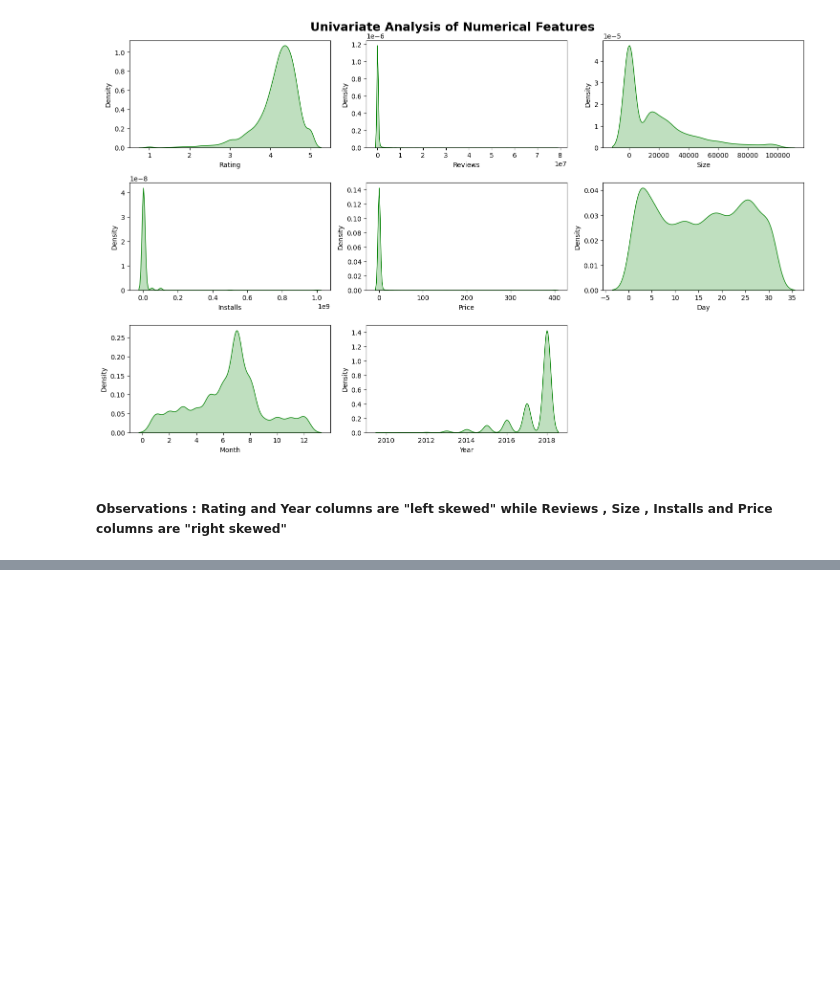
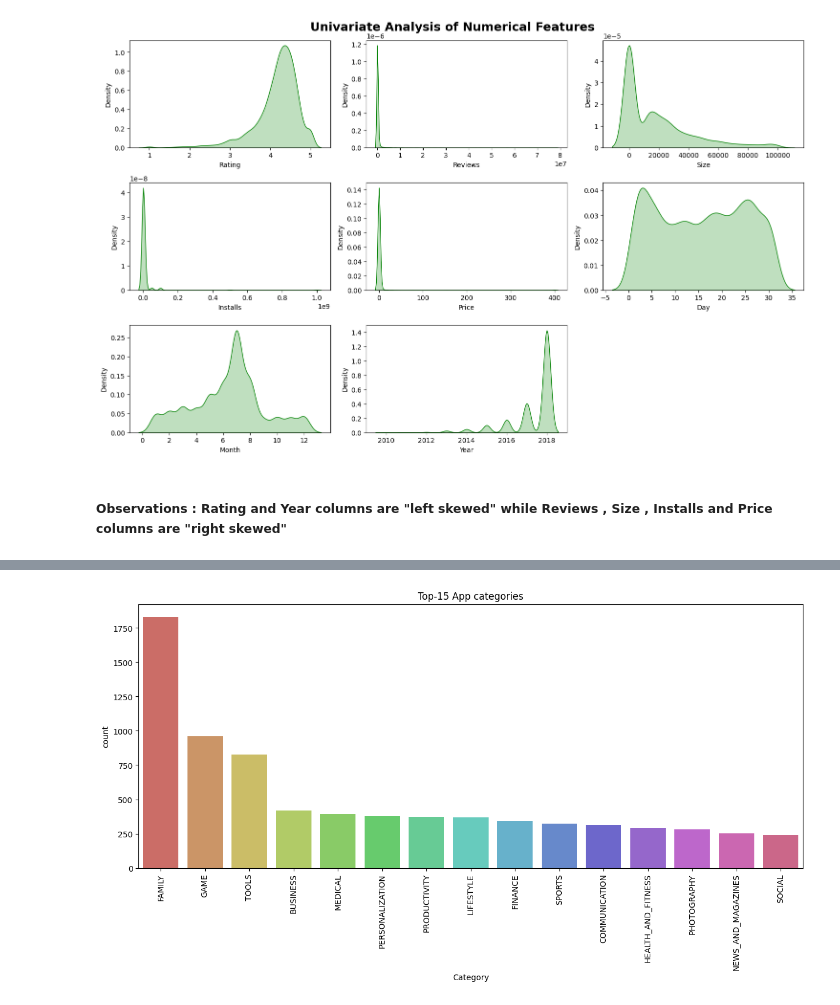
Before and after one commit to trish-2610/Python_Notes-, a Jupyter notebook: EDA and Feature Engineering/EDA_FE_Google_Playstore.ipynb, the cells around one changed output, grey strips where cells are left out. Saved outputs shown, nothing was run; the diff lists cells and outputs as text; code cells hidden in the pictures; blank space fills up the shorter version.

```diff
--- a/EDA and Feature Engineering/EDA_FE_Google_Playstore.ipynb
+++ b/EDA and Feature Engineering/EDA_FE_Google_Playstore.ipynb
@@ -508,0 +532,4 @@ for column in range(0,len(numeric_features)):
+# %%
+## Top-15 App Categories
+Category = pd.DataFrame(df['Category'].value_counts())
+Category.rename(columns = {'Category':'Count'},inplace=True)
@@ -508,0 +557,8 @@ for column in range(0,len(numeric_features)):
+# %%
+plt.figure(figsize=(15,6))
+sns.barplot(x=Category.index[:15], y ='count',data = Category[:15],palette="hls")
+plt.title('Top-15 App categories')
+plt.xticks(rotation=90)
+plt.show()
+# %% [output]
+[figure, added]
```
Also changed, not shown: parts of 4 cells of this notebook.
